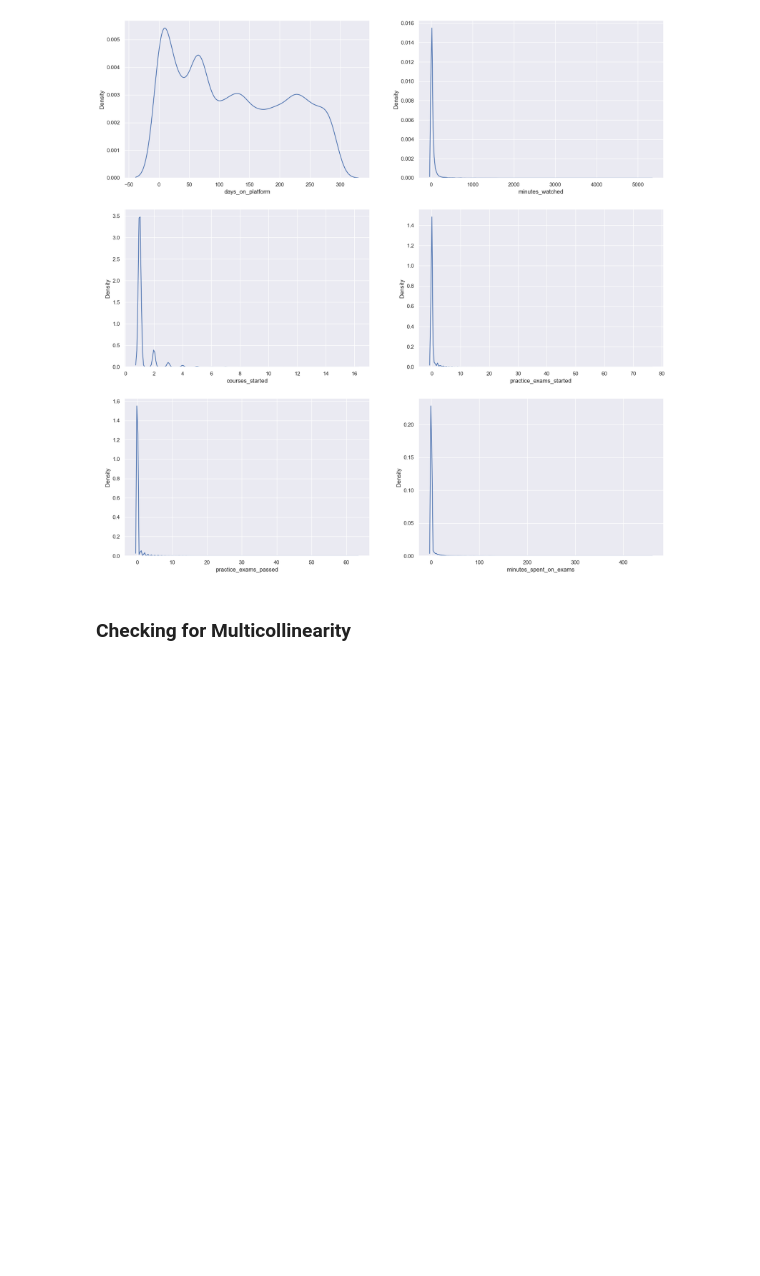
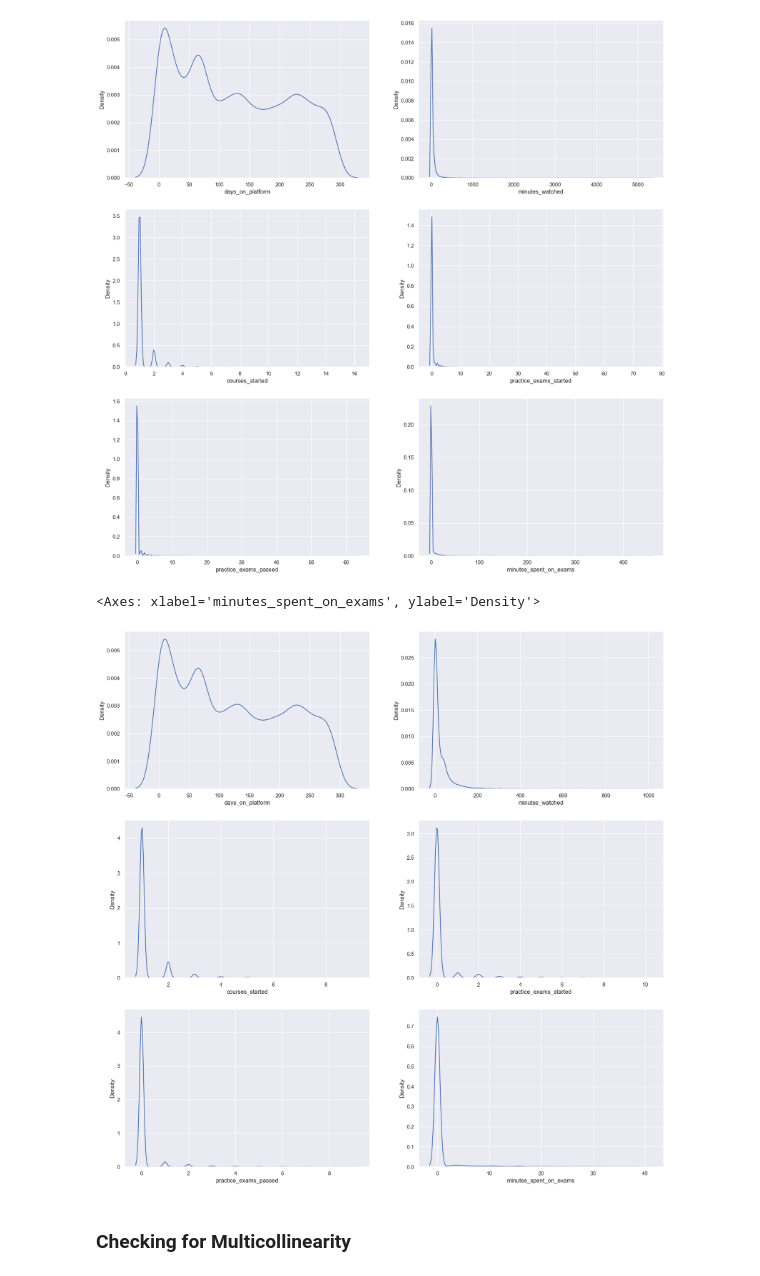
Before and after one commit to Numann-Malik/Classification, a Jupyter notebook: Machine Learning Project.ipynb, the cells around one changed output. Drawn from its saved outputs; the diff is of its cells as text; code cells hidden in the pictures; blank space fills up the shorter version.

```diff
--- a/Machine Learning Project.ipynb
+++ b/Machine Learning Project.ipynb
@@ -52,5 +57,28 @@ sns.kdeplot(data = data, x='minutes_spent_on_exams', ax=axes[2,1])
 # %% [output]
 <Axes: xlabel='minutes_spent_on_exams', ylabel='Density'>
 [figure]
+# %%
+# Create Boolean filters for outliers in specific columns
+outliers_mins = data['minutes_watched'] > 1000
+outliers_courses = data['courses_started'] > 10
+outliers_exams = data['practice_exams_started'] > 10
+outliers_spent = data['minutes_spent_on_exams'] > 40
+
+# Combine outlier filters (using logical OR)
+combined_outliers = outliers_mins | outliers_courses | outliers_exams | outliers_spent
+
+# Filter DataFrame to exclude outliers (logical AND of all negations)
+data_no_outliers = data[~combined_outliers]
+# %%
+fig, axes = plt.subplots(3, 2, figsize=(20,20))
+sns.kdeplot(data = data_no_outliers, x='days_on_platform', ax=axes[0,0])
+sns.kdeplot(data = data_no_outliers, x='minutes_watched', ax=axes[0,1])
+sns.kdeplot(data = data_no_outliers, x='courses_started', ax=axes[1,0])
+sns.kdeplot(data = data_no_outliers, x='practice_exams_started', ax=axes[1,1])
+sns.kdeplot(data = data_no_outliers, x='practice_exams_passed', ax=axes[2,0])
+sns.kdeplot(data = data_no_outliers, x='minutes_spent_on_exams', ax=axes[2,1])
+# %% [output]
+<Axes: xlabel='minutes_spent_on_exams', ylabel='Density'>
+[figure, added]
 # %% [markdown]
 ### Checking for Multicollinearity
```
Also changed, not shown: parts of 19 cells of this notebook.
